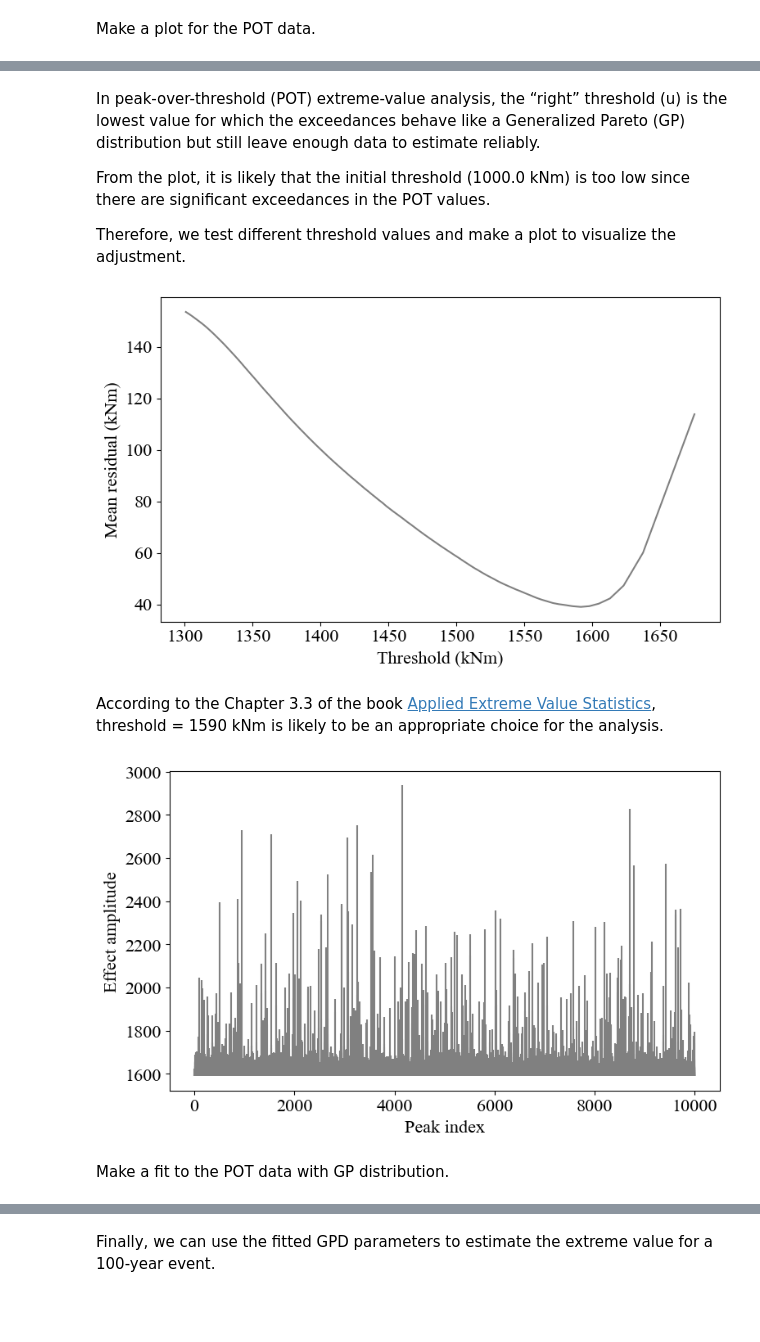
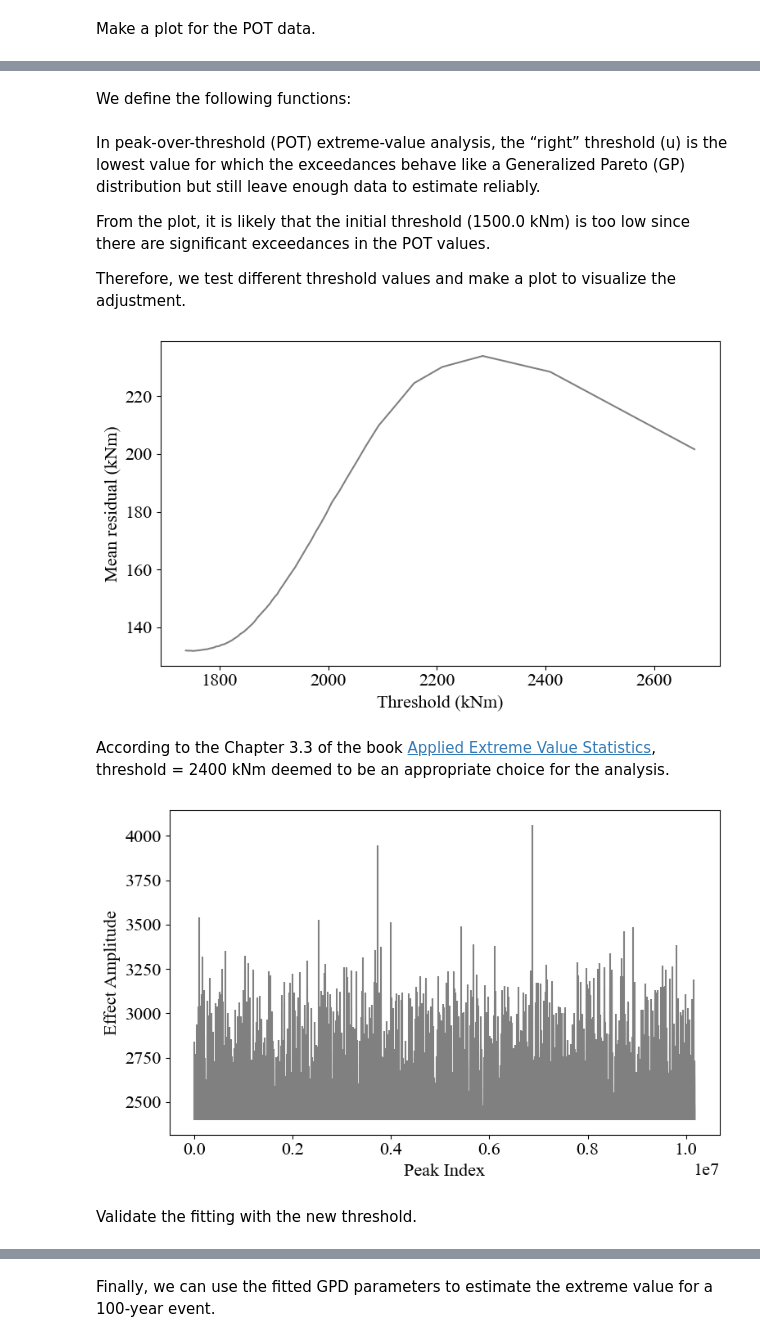
Before and after one commit to ccaprani/btls, a Jupyter notebook: docs/source/notebooks/POT.ipynb, the cells around one changed output, grey strips where cells are left out. Saved outputs shown, nothing was run; the diff lists cells and outputs as text; code cells hidden in the pictures; blank space fills up the shorter version.

```diff
--- a/docs/source/notebooks/POT.ipynb
+++ b/docs/source/notebooks/POT.ipynb
@@ -90,0 +93,3 @@ POT_output = example_output["Case6"].read_data("POT_summary")["PT_S_20_Eff_1"]
+# %%
+example_output = pb.load_output("example_output_POT.pkl")
+POT_output = example_output["Case6"].read_data("POT_summary")["PT_S_20_Eff_1"]
@@ -96,0 +104,2 @@ pb.plot.plot_POT_S(POT_output, threshold = 1000.0)
+# %% [markdown]
+We define the following functions:
@@ -99,75 +235,17 @@ pb.plot.plot_POT_S(POT_output, threshold = 1000.0)
 
 In peak-over-threshold (POT) extreme-value analysis, the “right” threshold (u) is the lowest value for which the exceedances behave like a Generalized Pareto (GP) distribution but still leave enough data to estimate reliably.
 
-From the plot, it is likely that the initial threshold (1000.0 kNm) is too low since there are significant exceedances in the POT values.
+From the plot, it is likely that the initial threshold (1500.0 kNm) is too low since there are significant exceedances in the POT values.
 
 Therefore, we test different threshold values and make a plot to visualize the adjustment.
 # %%
-def fit_gpd_exceedances(x, u):
-    y = x[x > u] - u
-    # SciPy: genpareto(c=xi, loc=0, scale=sigma)
-    xi, loc, sigma = genpareto.fit(y, floc=0)  # MLE
-    return xi, sigma, y
-
-
-def return_level(u, xi, sigma, rate, T):
-    # rate = exceedance rate P(X>u); T = return period in observation units
-    # z_T = u + (sigma/xi) * [(T*rate)**xi - 1]  for xi != 0
-    if np.isclose(xi, 0.0):
-        return u + sigma * np.log(T*rate)
-    return u + (sigma/xi) * ((T*rate)**xi - 1)
-
-
-def adjust_POT_threshold(data: pd.Series):
-
-    qs = np.linspace(0.8, 0.999, 100)
-    cands = np.quantile(data, qs)
-
-    results = []
-    for u in cands:
-        xi, sigma, y = fit_gpd_exceedances(data, u)
-        rate = (data > u).mean()  # Exceedance rate
-        rl_100 = return_level(u, xi, sigma, rate, T=100*len(data))
-        residual = sum(y)/len(y)
-        results.append((u, residual, rl_100))
-
-    results = pd.DataFrame(results, columns=["u", "residual", "rl_100"])
-    results.to_excel("./temp/POT_threshold_adjustment.xlsx", index=False)
-
-    return results
-
-
-def plot_POT_threshold_adjustment(adjustment_result: pd.DataFrame):
-
-    plt.rcParams["font.family"] = "Times New Roman"
-    plt.rcParams["font.size"] = 16
-    plt.rcParams["mathtext.fontset"] = "stix"
-
-    plt.figure(figsize=(8, 5))
-
-    # Select the five columns and merge them into one Series
-    u_data = adjustment_result["u"]
-    residual_data = adjustment_result["residual"]
-
-    # Plot vertical bars for each data point
-    plt.plot(u_data, residual_data, color="gray")
-    plt.xlabel("Threshold (kNm)")
-    plt.ylabel("Mean residual (kNm)")
-
-    # Adjust layout
-    plt.tight_layout()
-
-    # Show the figure
-    plt.show()
-
-
 plot_POT_threshold_adjustment(adjust_POT_threshold(POT_output["Peak Value"]))
 # %% [output]
-[figure, old version]
+[figure, new version]
 # %% [markdown]
-According to the Chapter 3.3 of the book [Applied Extreme Value Statistics](https://rdcu.be/eBAHE), threshold = 1590 kNm is likely to be an appropriate choice for the analysis.
+According to the Chapter 3.3 of the book [Applied Extreme Value Statistics](https://rdcu.be/eBAHE), threshold = 2400 kNm deemed to be an appropriate choice for the analysis.
 # %%
-threshold = 1590.0
+threshold = 2400.0
 pb.plot.plot_POT_S(POT_output, threshold)
 # %% [output]
-[figure, old version]
+[figure, new version]
@@ -214,4 +252,4 @@ def plot_POT_GP_fit(POT_data: pd.Series, threshold: float, xi:float, sigma:float
 # %% [markdown]
-Make a fit to the POT data with GP distribution.
+Validate the fitting with the new threshold.
 # %%
 POT_data = POT_output["Peak Value"][POT_output["Peak Value"] > threshold]
```
Also changed, not shown: parts of 9 cells of this notebook, 11 other files.
